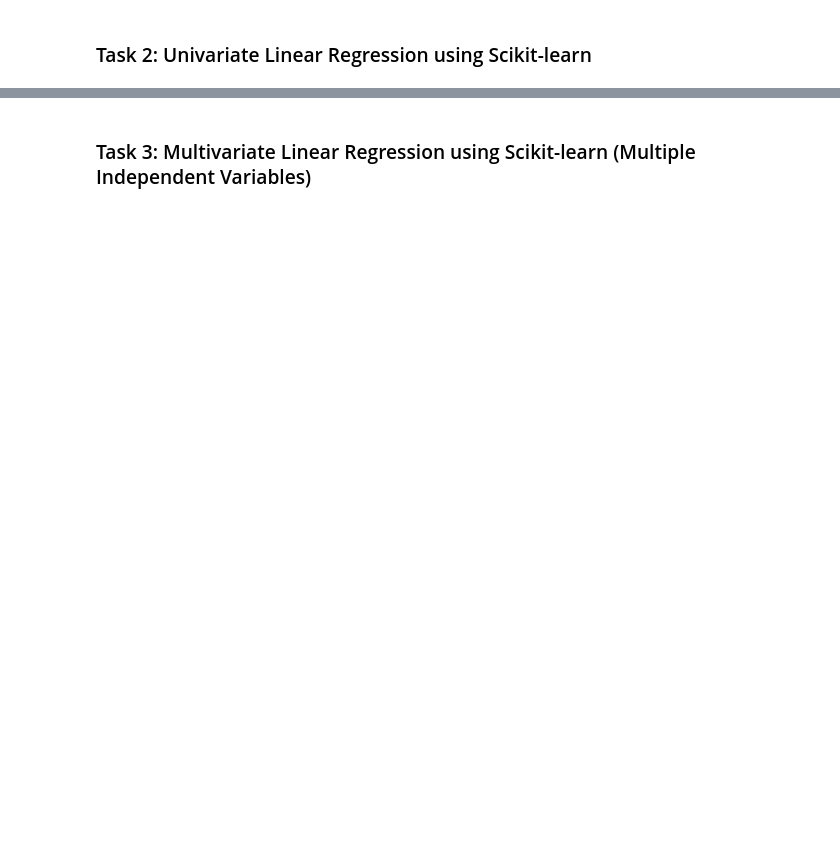
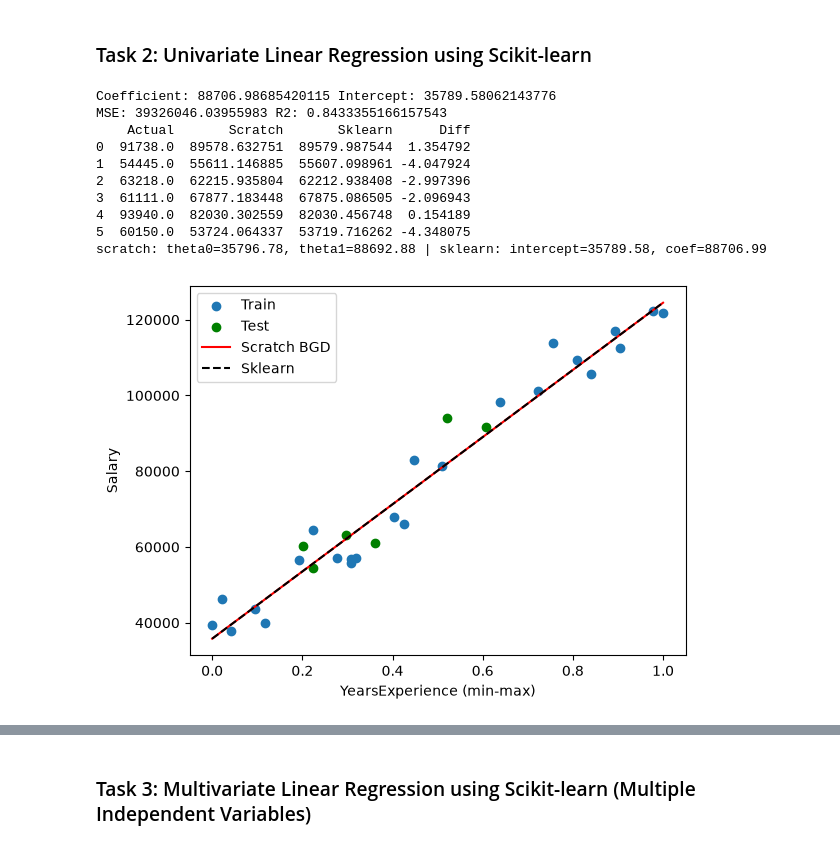
Before and after one commit to Zain-Shykh/linear-logistic-regression-gradient-descent, a Jupyter notebook: 24i3126_lab12.ipynb, the cells around one changed output, grey strips where cells are left out. Saved outputs shown, nothing was run; the diff lists cells and outputs as text; code cells hidden in the pictures; blank space fills up the shorter version.

Commit message:
Complete all lab tasks with executed outputs
Co-Authored-By: Claude Sonnet 5.5 <noreply@anthropic.com>

```diff
--- a/24i3126_lab12.ipynb
+++ b/24i3126_lab12.ipynb
@@ -138,0 +95,65 @@ model = LinearRegression()
+# %%
+import numpy as np
+import pandas as pd
+import matplotlib.pyplot as plt
+
+from sklearn.linear_model import LinearRegression
+from sklearn.metrics import mean_squared_error, r2_score
+
+# Step 1: Load dataset
+data = pd.read_csv("data/Salary_Data.csv").dropna()
+
+# Step 2: Prepare X and y
+X = data[["YearsExperience"]].values
+y = data["Salary"].values
+
+# Step 3: Same split as Task 1 (seed 42 permutation, 80:20)
+np.random.seed(42)
+indices = np.random.permutation(len(X))
+split = int(0.8 * len(X))
+X_train, X_test = X[indices[:split]], X[indices[split:]]
+y_train, y_test = y[indices[:split]], y[indices[split:]]
+
+# Step 4: Min-Max normalization with training statistics
+xmin, xmax = X_train.min(), X_train.max()
+X_train = (X_train - xmin) / (xmax - xmin)
+X_test = (X_test - xmin) / (xmax - xmin)
+
+# Step 5: Create and train LinearRegression
+model = LinearRegression()
+model.fit(X_train, y_train)
+
+# Step 6: Predictions
+y_pred_sk = model.predict(X_test)
+
+# Step 7: Coefficient and intercept
+print("Coefficient:", model.coef_[0], "Intercept:", model.intercept_)
+
+# Step 8: MSE and R2
+print("MSE:", mean_squared_error(y_test, y_pred_sk), "R2:", r2_score(y_test, y_pred_sk))
+
+# Step 9: Compare with Task 1
+y_pred_scratch = theta0 + theta1 * X_test.ravel()
+comparison = pd.DataFrame({"Actual": y_test, "Scratch": y_pred_scratch, "Sklearn": y_pred_sk})
+comparison["Diff"] = comparison["Sklearn"] - comparison["Scratch"]
+print(comparison)
+print(f"scratch: theta0={theta0:.2f}, theta1={theta1:.2f} | sklearn: intercept={model.intercept_:.2f}, coef={model.coef_[0]:.2f}")
+
+# Step 10: Plot both regression lines
+xs = np.linspace(0, 1, 100)
+plt.scatter(X_train, y_train, label="Train"); plt.scatter(X_test, y_test, c="g", label="Test")
+plt.plot(xs, theta0 + theta1 * xs, "r", label="Scratch BGD")
+plt.plot(xs, model.predict(xs.reshape(-1, 1)), "k--", label="Sklearn")
+plt.xlabel("YearsExperience (min-max)"); plt.ylabel("Salary"); plt.legend(); plt.show()
+# %% [output]
+Coefficient: 88706.98685420115 Intercept: 35789.58062143776
+MSE: 39326046.03955983 R2: 0.8433355166157543
+    Actual       Scratch       Sklearn      Diff
+0  91738.0  89578.632751  89579.987544  1.354792
+1  54445.0  55611.146885  55607.098961 -4.047924
+2  63218.0  62215.935804  62212.938408 -2.997396
+3  61111.0  67877.183448  67875.086505 -2.096943
+4  93940.0  82030.302559  82030.456748  0.154189
+5  60150.0  53724.064337  53719.716262 -4.348075
+scratch: theta0=35796.78, theta1=88692.88 | sklearn: intercept=35789.58, coef=88706.99
+[figure, added]
```
Also changed, not shown: parts of 12 cells of this notebook.
